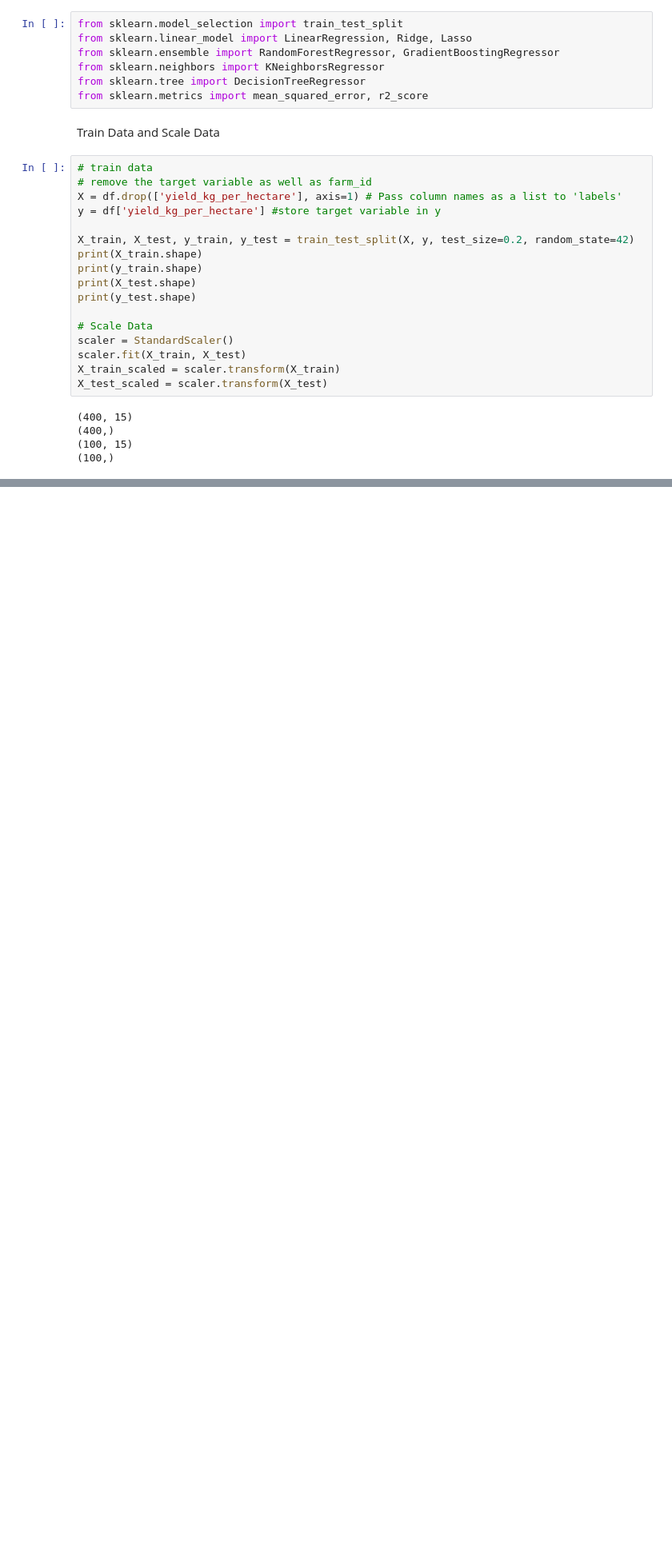
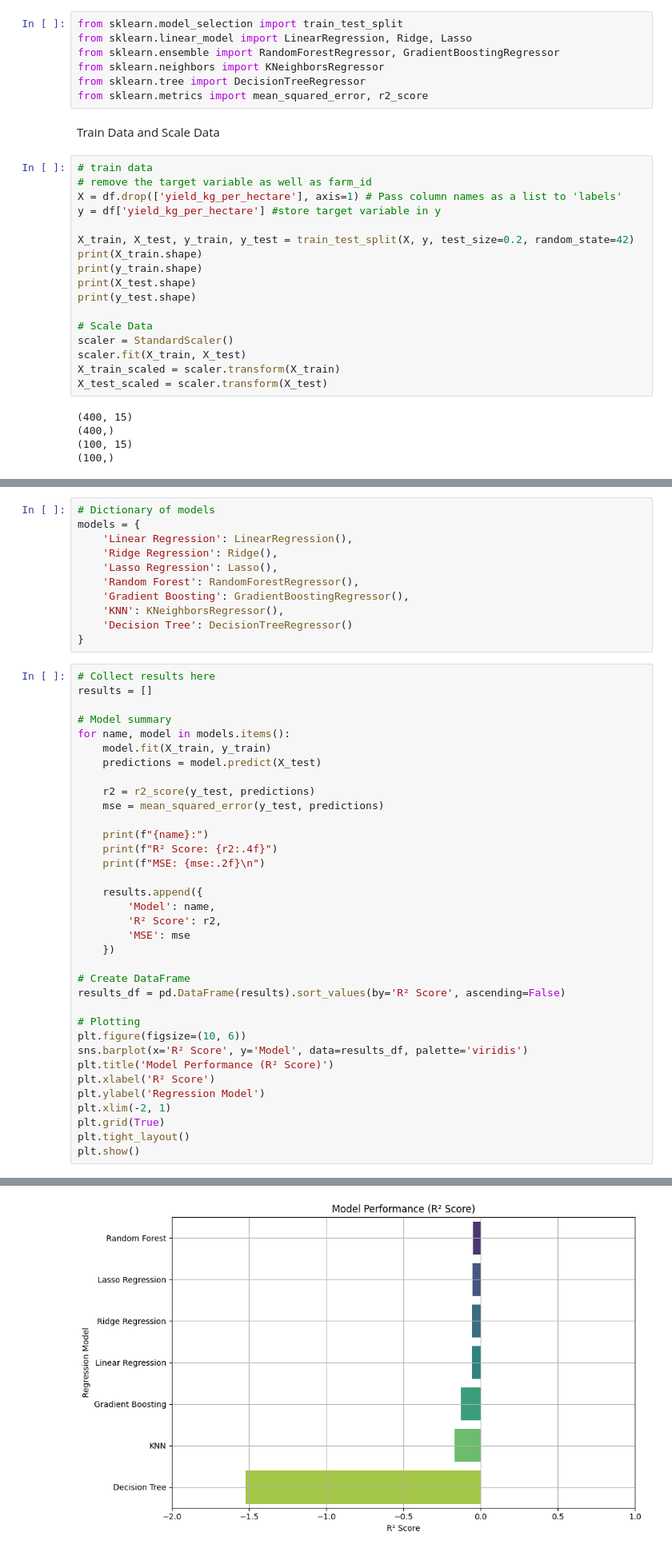
Before and after one commit to Kwasi-Dankwa/farming-yield-project, a Jupyter notebook: Smart_Farm.ipynb, the cells around one changed output, grey strips where cells are left out. Shown: that part at 80% size. Saved outputs shown, nothing was run; the diff lists cells and outputs as text; blank space fills up the shorter version.

Commit message:
adding model regression analysis

```diff
--- a/Smart_Farm.ipynb
+++ b/Smart_Farm.ipynb
@@ -71,0 +74,47 @@ X_test_scaled = scaler.transform(X_test)
+# %%
+# Dictionary of models
+models = {
+    'Linear Regression': LinearRegression(),
+    'Ridge Regression': Ridge(),
+    'Lasso Regression': Lasso(),
+    'Random Forest': RandomForestRegressor(),
+    'Gradient Boosting': GradientBoostingRegressor(),
+    'KNN': KNeighborsRegressor(),
+    'Decision Tree': DecisionTreeRegressor()
+}
+# %%
+# Collect results here
+results = []
+
+# Model summary
+for name, model in models.items():
+    model.fit(X_train, y_train)
+    predictions = model.predict(X_test)
+
+    r2 = r2_score(y_test, predictions)
+    mse = mean_squared_error(y_test, predictions)
+
+    print(f"{name}:")
+    print(f"R² Score: {r2:.4f}")
+    print(f"MSE: {mse:.2f}\n")
+
+    results.append({
+        'Model': name,
+        'R² Score': r2,
+        'MSE': mse
+    })
+
+# Create DataFrame
+results_df = pd.DataFrame(results).sort_values(by='R² Score', ascending=False)
+
+# Plotting
+plt.figure(figsize=(10, 6))
+sns.barplot(x='R² Score', y='Model', data=results_df, palette='viridis')
+plt.title('Model Performance (R² Score)')
+plt.xlabel('R² Score')
+plt.ylabel('Regression Model')
+plt.xlim(-2, 1)
+plt.grid(True)
+plt.tight_layout()
+plt.show()
+# %% [output]
@@ -71,0 +141 @@ X_test_scaled = scaler.transform(X_test)
+[figure, added]
```
Also changed, not shown: parts of 3 cells of this notebook.
